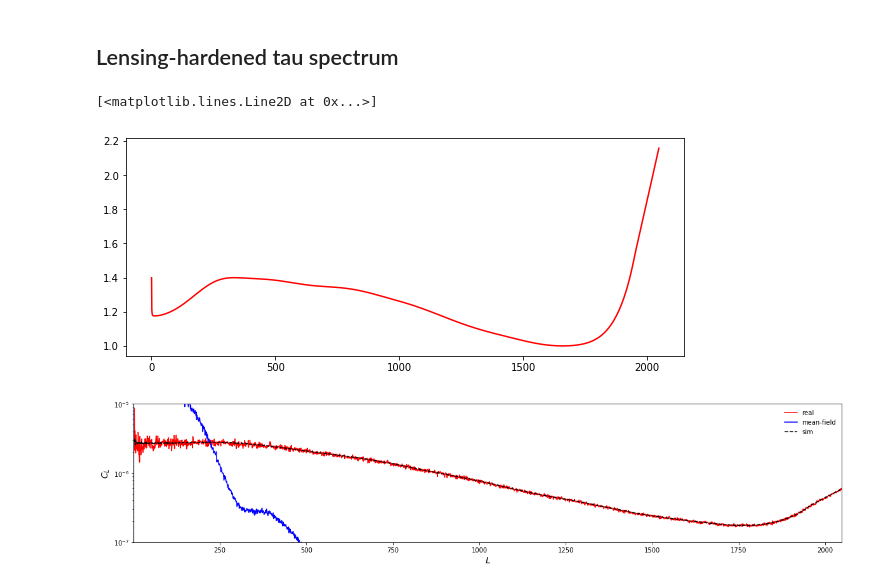
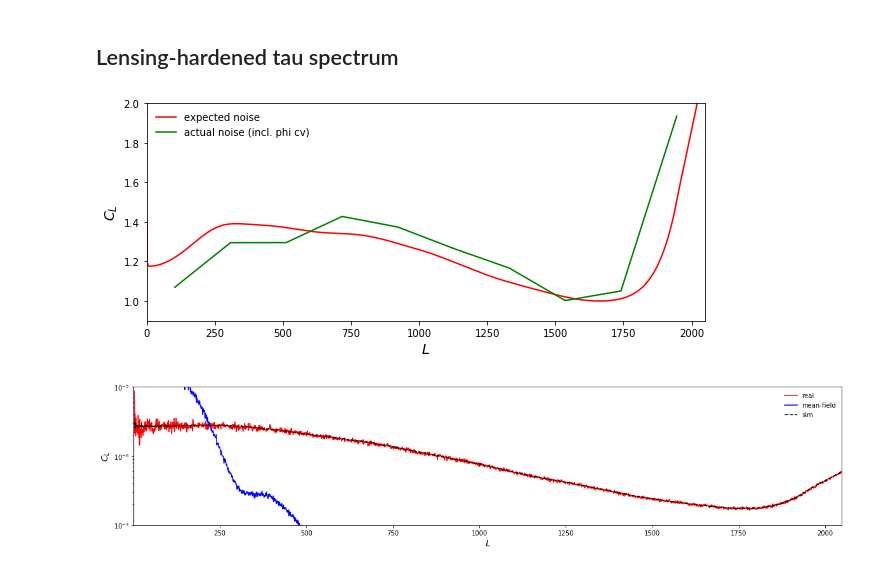
Before and after one commit to toshiyan/planck-tauxy, a Jupyter notebook: check_qtau_aps.ipynb, the cells around one changed output. Saved outputs shown, nothing was run; the diff lists cells and outputs as text; code cells hidden in the pictures.

```diff
--- a/check_qtau_aps.ipynb
+++ b/check_qtau_aps.ipynb
@@ -96,12 +103,18 @@ for qobj in [qtau0,qtau1]:
 # %% [markdown]
 ## Lensing-hardened tau spectrum
 # %%
-l, al0 = np.loadtxt(qtau0.f['TT'].al,unpack=True,usecols=(0,1))
-l, al1 = np.loadtxt(qtbh0.f['TT'].al,unpack=True,usecols=(0,1))
-plot(l,al1/al0,'r',label='real')
+mb = bn.multipole_binning(10,lmin=1,lmax=2048)
+mtb0, vtb0, stb0 = bn.binned_spec(mb,qtau1.f['TT'].cl,cn=1,doreal=False)
+mtb1, vtb1, stb1 = bn.binned_spec(mb,qtbh1.f['TT'].cl,cn=1,doreal=False)
+l, al0 = np.loadtxt(qtau1.f['TT'].al,unpack=True,usecols=(0,1))
+l, al1 = np.loadtxt(qtbh1.f['TT'].al,unpack=True,usecols=(0,1))
+pl.plot_1dstyle(fsize=[10,4],ymin=.9,ymax=2.,xmin=0.,xmax=2048)
+plot(l,al1/al0,'r',label='expected noise')
+plot(mb.bc,vtb1/vtb0,'g',label='actual noise (incl. phi cv)')
+legend()
+show()
 # %% [output]
-[<matplotlib.lines.Line2D at 0x...>]
-[figure, old version]
+[figure, new version]
 # %%
 for qobj in [qtbh0,qtbh1]:
     l, ml = np.loadtxt(qobj.f['TT'].ml[0],unpack=True,usecols=(0,1))
```
Also changed, not shown: parts of 4 cells of this notebook, 14 other files.
